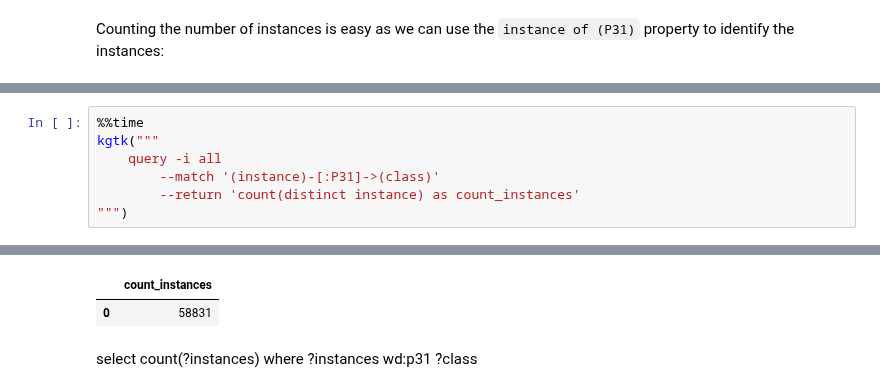
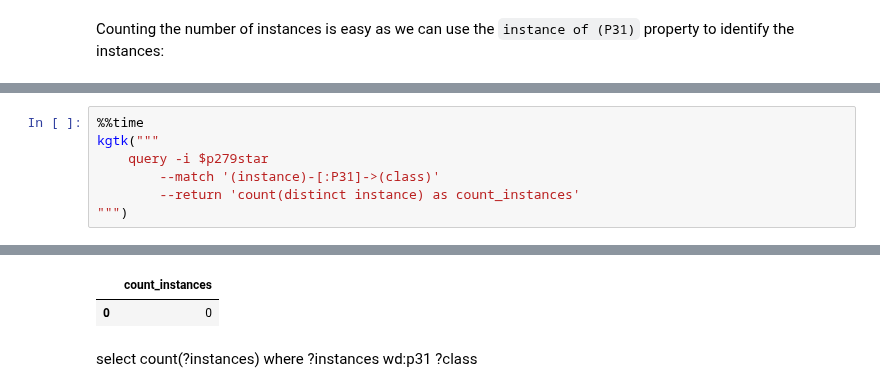
Before and after one commit to versant2612/jnotebooks, a Jupyter notebook: kgtk/02_kg_profiling.ipynb, the cells around one changed output, grey strips where cells are left out. Cells and saved outputs as stored; diff of their text form.

```diff
--- a/kgtk/02_kg_profiling.ipynb
+++ b/kgtk/02_kg_profiling.ipynb
@@ -189,7 +196,7 @@ Counting the number of instances is easy as we can use the `instance of (P31)` p
 # %%
 %%time
 kgtk("""
-    query -i all
+    query -i $p279star
         --match '(instance)-[:P31]->(class)'
         --return 'count(distinct instance) as count_instances'
 """)
@@ -199,5 +206,5 @@ Wall time: 3.81 s
 |  | count_instances |
-| 0 | 58831 |
+| 0 | 0 |
 # %% [markdown]
 select count(?instances) where ?instances wd:p31 ?class
 # %% [markdown]
```
Also changed, not shown: parts of 27 cells of this notebook.
